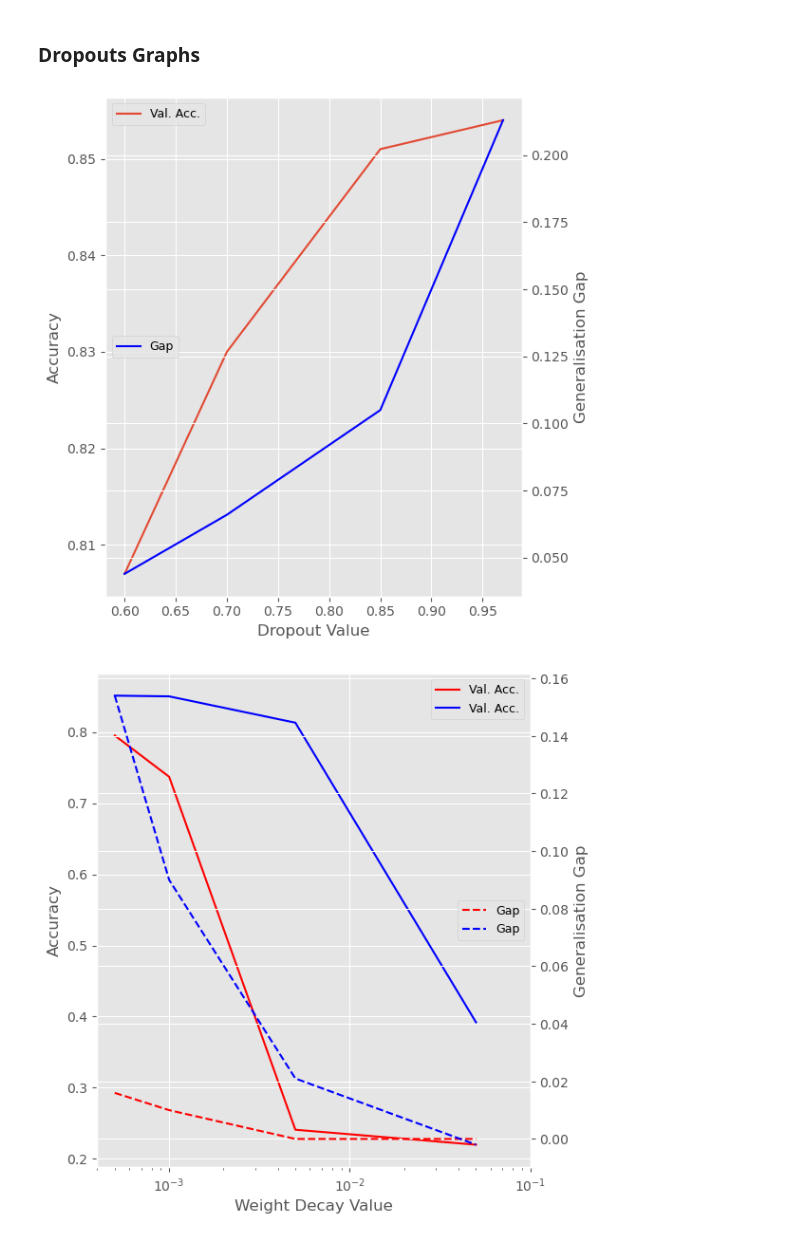
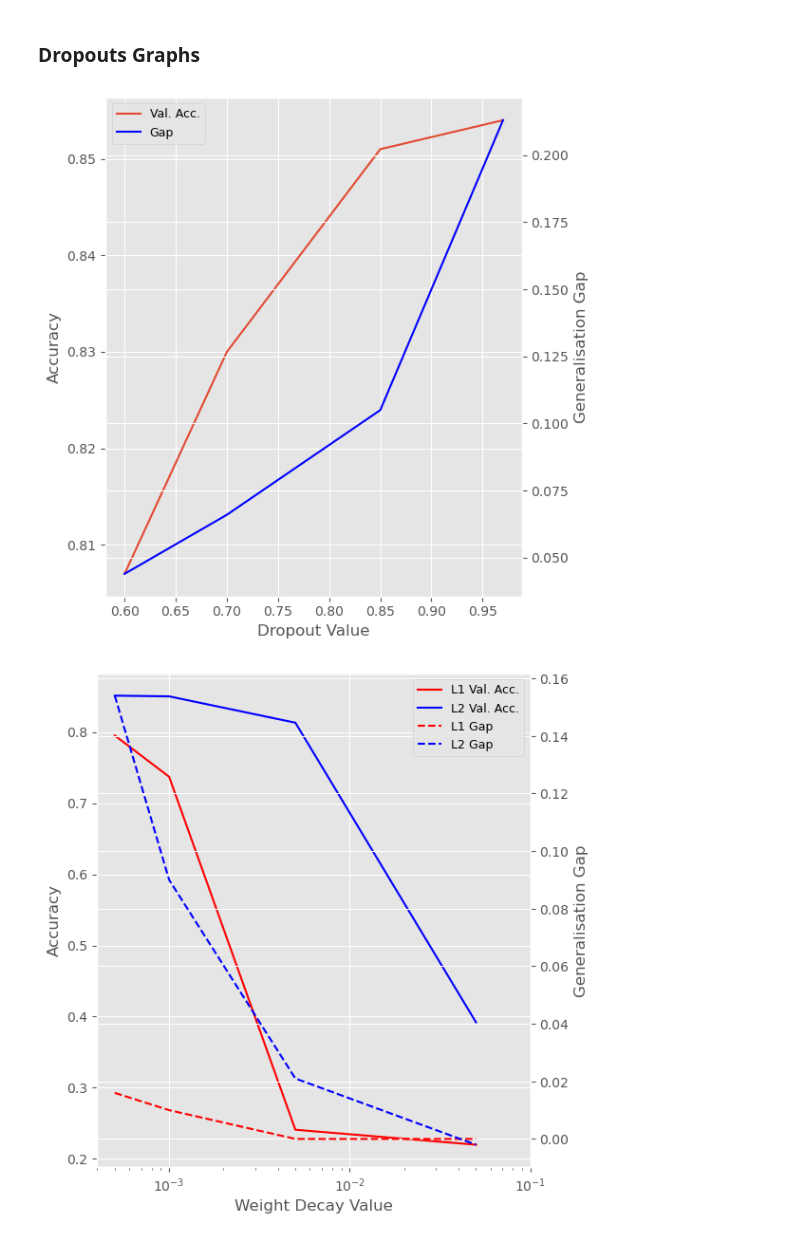
Before and after one commit to FlintyTub49/MLPractical-UoE, a Jupyter notebook: notebooks/Coursework_1.ipynb, the cells around one changed output. Drawn from its saved outputs; the diff is of its cells as text; code cells hidden in the pictures.

Commit message:
Updated legend on graph

```diff
--- a/notebooks/Coursework_1.ipynb
+++ b/notebooks/Coursework_1.ipynb
@@ -808,9 +808,10 @@ ax.set_xlabel('Dropout Value', fontsize=12)
 ax.set_ylabel('Accuracy', fontsize=12)
 ax2.set_ylabel('Generalisation Gap', fontsize=12)
 
-ax.grid('on');
-ax.legend(loc='upper left', fontsize=9)
-ax2.legend(loc='center left', fontsize=9)
+ax.grid('on')
+lines, labels = ax.get_legend_handles_labels()
+lines2, labels2 = ax2.get_legend_handles_labels()
+ax2.legend(lines + lines2, labels + labels2, loc='best', fontsize=9)
 fig.tight_layout()
 
 filename = 'fig4_dropout'
@@ -818,43 +819,49 @@ if filename:
     fig.savefig(f'/Users/arthakhouri/Desktop/UoE/Machine Learning Practical/MLPractical-UoE/report/figures/{filename}.pdf')
 plt.show()
 # %% [output]
-[figure, old version]
+[figure, new version]
 # %%
 hyperparam_values = [0.0005, 0.001, 0.005, 0.05]
 l1_val_accuracies = [0.795, 0.737, 0.241, 0.220]
 l2_val_accuracies = [0.851, 0.850, 0.813, 0.392]
 
 l1_train_errors = [0.642, 0.872, 3.850, 3.850]
 l1_val_errors = [0.658, 0.882, 3.850, 3.850]
 l1_gen_gap = [i - j for i, j in zip(l1_val_errors, l1_train_errors)]
 
 l2_train_errors = [0.306, 0.364, 0.586, 2.258]
 l2_val_errors = [0.460, 0.454, 0.607, 2.256]
 l2_gen_gap = [i - j for i, j in zip(l2_val_errors, l2_train_errors)]
 
 fig = plt.figure(figsize = (6, 6))
 ax = fig.add_subplot(111)
 ax2 = ax.twinx()
 
-ax.plot(hyperparam_values, l1_val_accuracies, label = 'Val. Acc.', c = 'r')
-ax2.plot(hyperparam_values, l1_gen_gap, '--', label = 'Gap', c = 'r')
+ax.plot(hyperparam_values, l1_val_accuracies, label = 'L1 Val. Acc.', c = 'r')
+ax2.plot(hyperparam_values, l1_gen_gap, '--', label = 'L1 Gap', c = 'r')
 
-ax.plot(hyperparam_values, l2_val_accuracies, label = 'Val. Acc.', c = 'b')
-ax2.plot(hyperparam_values, l2_gen_gap, '--', label = 'Gap', c = 'b')
+ax.plot(hyperparam_values, l2_val_accuracies, label = 'L2 Val. Acc.', c = 'b')
+ax2.plot(hyperparam_values, l2_gen_gap, '--', label = 'L2 Gap', c = 'b')
 
 ax.set_xlabel('Weight Decay Value', fontsize=12)
 ax.set_ylabel('Accuracy', fontsize=12)
 ax2.set_ylabel('Generalisation Gap', fontsize=12)
 
+# combine all the legends
+lines, labels = ax.get_legend_handles_labels()
+lines2, labels2 = ax2.get_legend_handles_labels()
+ax2.legend(lines + lines2, labels + labels2, loc='best', fontsize=9)
+
 ax.set_xlim([4e-4, 1e-1])
+# ax2.set_ylim([-0.02, 1]); ax.set_ylim([-0.02, 1])
 ax.grid('on'); ax.set_xscale('log')
-ax.legend(loc='upper right', fontsize=9)
-ax2.legend(loc='center right', fontsize=9)
+# ax.legend(loc='upper right', fontsize=9)
+# ax2.legend(loc='center right', fontsize=9)
 fig.tight_layout()
 
 filename = 'fig4_weight'
 if filename:
     fig.savefig(f'/Users/arthakhouri/Desktop/UoE/Machine Learning Practical/MLPractical-UoE/report/figures/{filename}.pdf')
 plt.show()
 # %% [output]
-[figure, old version]
+[figure, new version]
```
Also changed, not shown: 4 other files.
